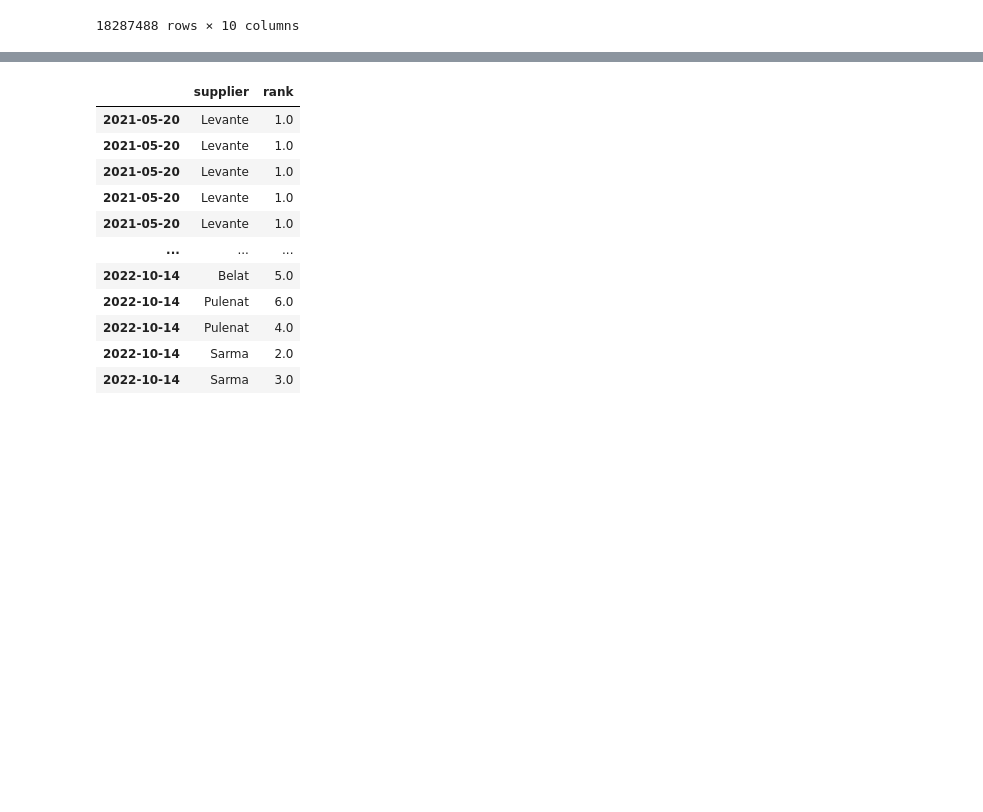
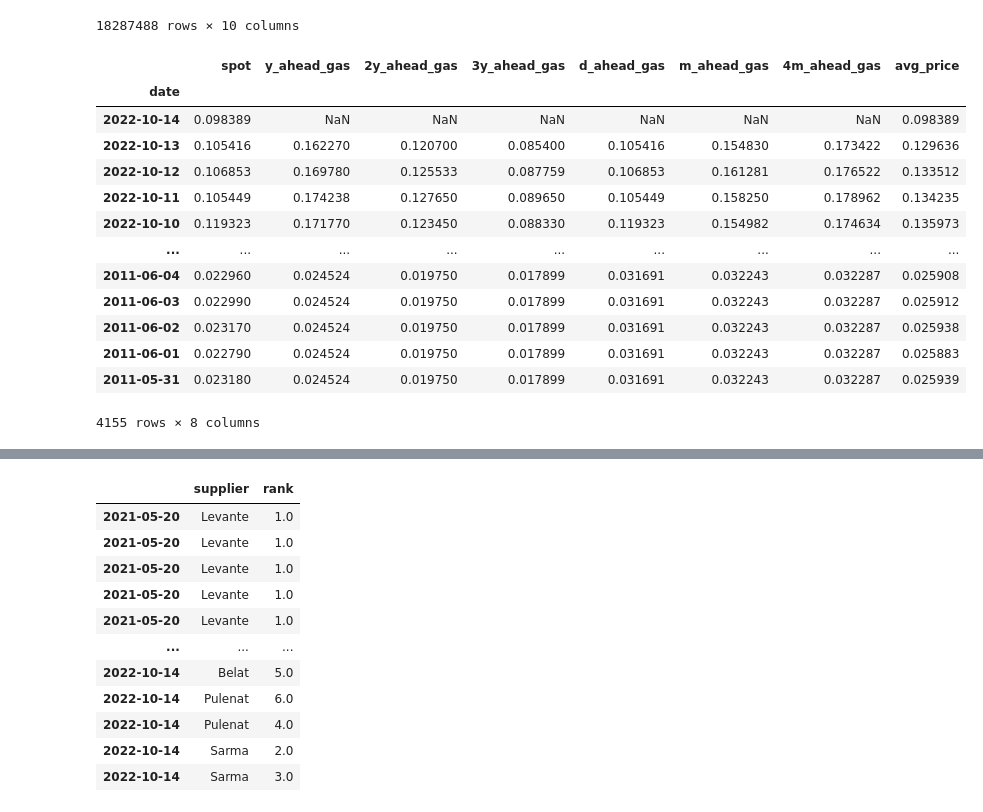
Before and after one commit to michael-fuest/DAiA-EON, a Jupyter notebook: MasterDataset.ipynb, the cells around one changed output, grey strips where cells are left out. Drawn from its saved outputs; the diff is of its cells as text; code cells hidden in the pictures; blank space fills up the shorter version.

```diff
--- a/MasterDataset.ipynb
+++ b/MasterDataset.ipynb
@@ -256,6 +211,26 @@ df_gas_prices.index = pd.to_datetime(df_gas_prices.index)
 
 #Using follow fill for price imputation
 df_gas_prices.ffill(inplace = True)
+# %%
+#Converting gas prices to per kwh prices
+df_gas_prices = df_gas_prices / 1000
+df_gas_prices['avg_price'] = df_gas_prices.apply(lambda x: x.mean(), axis = 1)
+df_gas_prices
+# %% [output]
+|  | spot | y_ahead_gas | 2y_ahead_gas | 3y_ahead_gas | d_ahead_gas | m_ahead_gas | 4m_ahead_gas | avg_price |
+| date |  |  |  |  |  |  |  |  |
+| 2022-10-14 | 0.098389 | NaN | NaN | NaN | NaN | NaN | NaN | 0.098389 |
+| 2022-10-13 | 0.105416 | 0.162270 | 0.120700 | 0.085400 | 0.105416 | 0.154830 | 0.173422 | 0.129636 |
+| 2022-10-12 | 0.106853 | 0.169780 | 0.125533 | 0.087759 | 0.106853 | 0.161281 | 0.176522 | 0.133512 |
+| 2022-10-11 | 0.105449 | 0.174238 | 0.127650 | 0.089650 | 0.105449 | 0.158250 | 0.178962 | 0.134235 |
+| 2022-10-10 | 0.119323 | 0.171770 | 0.123450 | 0.088330 | 0.119323 | 0.154982 | 0.174634 | 0.135973 |
+| ... | ... | ... | ... | ... | ... | ... | ... | ... |
+| 2011-06-04 | 0.022960 | 0.024524 | 0.019750 | 0.017899 | 0.031691 | 0.032243 | 0.032287 | 0.025908 |
+| 2011-06-03 | 0.022990 | 0.024524 | 0.019750 | 0.017899 | 0.031691 | 0.032243 | 0.032287 | 0.025912 |
+| 2011-06-02 | 0.023170 | 0.024524 | 0.019750 | 0.017899 | 0.031691 | 0.032243 | 0.032287 | 0.025938 |
+| 2011-06-01 | 0.022790 | 0.024524 | 0.019750 | 0.017899 | 0.031691 | 0.032243 | 0.032287 | 0.025883 |
+| 2011-05-31 | 0.023180 | 0.024524 | 0.019750 | 0.017899 | 0.031691 | 0.032243 | 0.032287 | 0.025939 |
+4155 rows × 8 columns
 # %%
 df_gas = df_gas.join(df_gas_prices)
 df_gas
```
Also changed, not shown: parts of 11 cells of this notebook, 1 other file.
